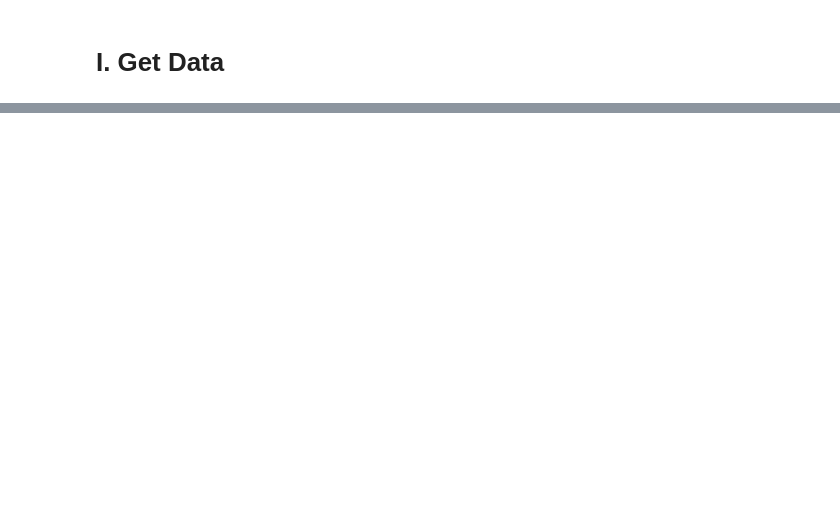
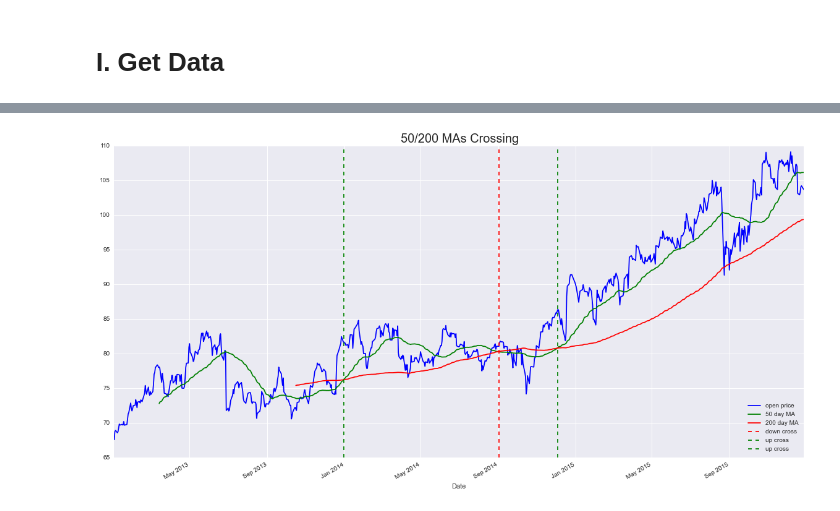
Before and after one commit to jayhack/N472JW, a Jupyter notebook: Exploration.ipynb, the cells around one changed output, grey strips where cells are left out. Saved outputs shown, nothing was run; the diff lists cells and outputs as text; code cells hidden in the pictures; blank space fills up the shorter version.

```diff
--- a/Exploration.ipynb
+++ b/Exploration.ipynb
@@ -115,0 +49,5 @@ ImportError: cannot import name Transform
+# %%
+mas_metric = CrossingMovingAverages(ma1=50, ma2=200)
+mas_metric.plot(data)
+# %% [output]
+[figure, added]
```
Also changed, not shown: parts of 11 cells of this notebook, 4 other files.
